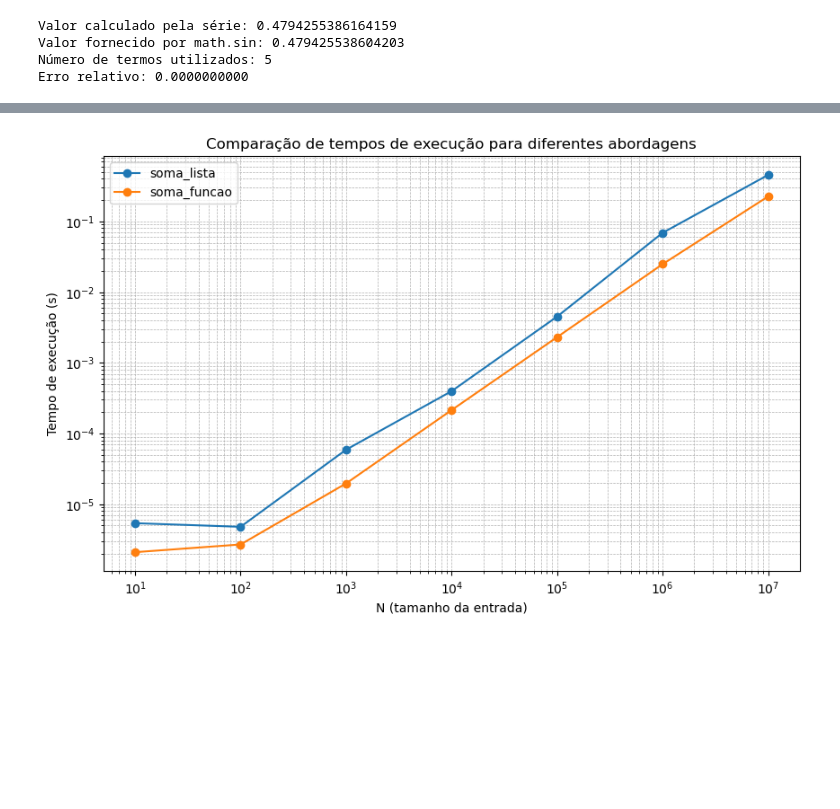
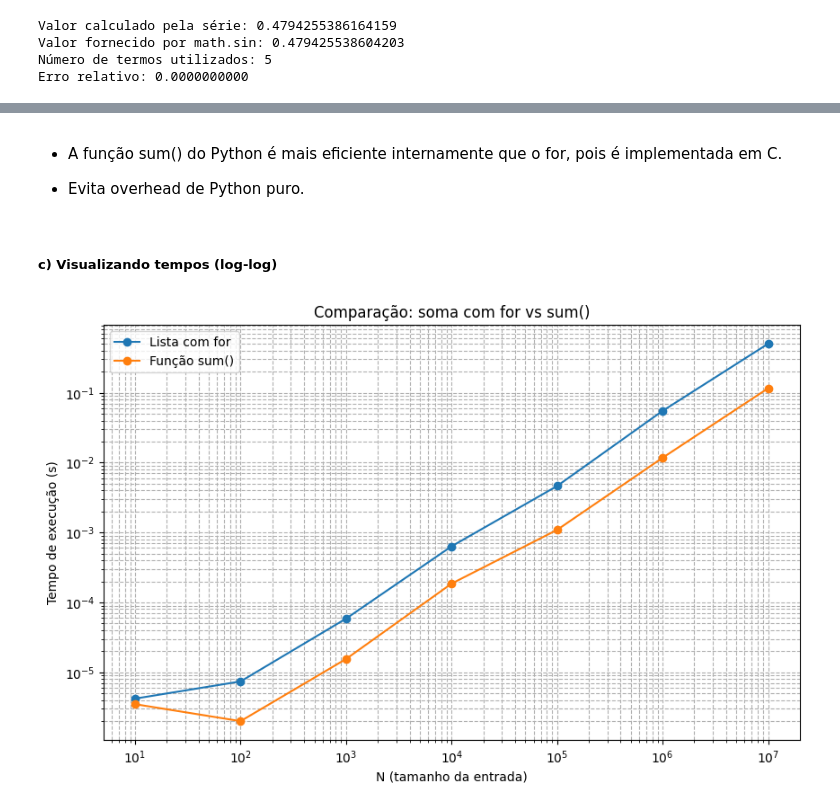
Before and after one commit to gabireisch/av6, a Jupyter notebook: av6.ipynb, the cells around one changed output, grey strips where cells are left out. Drawn from its saved outputs; the diff is of its cells as text; code cells hidden in the pictures; blank space fills up the shorter version.

```diff
--- a/av6.ipynb
+++ b/av6.ipynb
@@ -285,0 +471,18 @@ Tempo de execução (função) para n = 10000000: 0.3069181000 segundos
+# %%
+def soma_lista_com_for(n):
+    total = 0
+    lista = list(range(1, n + 1))
+    for i in lista:
+        total += i
+    return total
+
+def soma_com_sum(n):
+    return sum(range(1, n + 1))
+
+for n in [10**6, 10**7]:
+    tempo_for = timeit.timeit(lambda: soma_lista_com_for(n), number=1)
+    tempo_sum = timeit.timeit(lambda: soma_com_sum(n), number=1)
+
+    print(f"\nN = {n}")
+    print(f"Lista com for: {tempo_for:.8f} s")
+    print(f"Função sum():  {tempo_sum:.8f} s")
@@ -286,36 +497,29 @@ Tempo de execução (função) para n = 10000000: 0.3069181000 segundos
+# %% [markdown]
+- A função sum() do Python é mais eficiente internamente que o for, pois é implementada em C.
+
+- Evita overhead de Python puro.
+# %% [markdown]
+##### c) Visualizando tempos (log-log)
 # %%
-# Funções para calcular a soma
-def soma_lista(n):
-    lista = list(range(1, n + 1))
-    return sum(lista)
+valores_n = [10**i for i in range(1, 8)]
 
-def soma_funcao(n):
-    return sum(range(1, n + 1))
-
-# Valores crescentes de N
-valores_n = [10**i for i in range(1, 8)]  # De 10^1 a 10^7
-
-# Medindo os tempos de execução
-tempos_lista = []
-tempos_funcao = []
+tempos_lista_for = []
+tempos_sum = []
 
 for n in valores_n:
-    tempo_lista = timeit.timeit(lambda: soma_lista(n), number=1)
-    tempo_funcao = timeit.timeit(lambda: soma_funcao(n), number=1)
-    tempos_lista.append(tempo_lista)
-    tempos_funcao.append(tempo_funcao)
+    tempos_lista_for.append(timeit.timeit(lambda: soma_lista_com_for(n), number=1))
+    tempos_sum.append(timeit.timeit(lambda: soma_com_sum(n), number=1))
 
-# Plotando os resultados
 plt.figure(figsize=(10, 6))
-plt.plot(valores_n, tempos_lista, label='soma_lista', marker='o')
-plt.plot(valores_n, tempos_funcao, label='soma_funcao', marker='o')
+plt.plot(valores_n, tempos_lista_for, label='Lista com for', marker='o')
+plt.plot(valores_n, tempos_sum, label='Função sum()', marker='o')
 plt.xscale('log')
 plt.yscale('log')
 plt.xlabel('N (tamanho da entrada)')
 plt.ylabel('Tempo de execução (s)')
-plt.title('Comparação de tempos de execução para diferentes abordagens')
+plt.title('Comparação: soma com for vs sum()')
 plt.legend()
-plt.grid(True, which="both", linestyle='--', linewidth=0.5)
+plt.grid(True, which="both", linestyle='--')
 plt.show()
 # %% [output]
-[figure, old version]
+[figure, new version]
```
Also changed, not shown: parts of 32 cells of this notebook, 3 other files.
